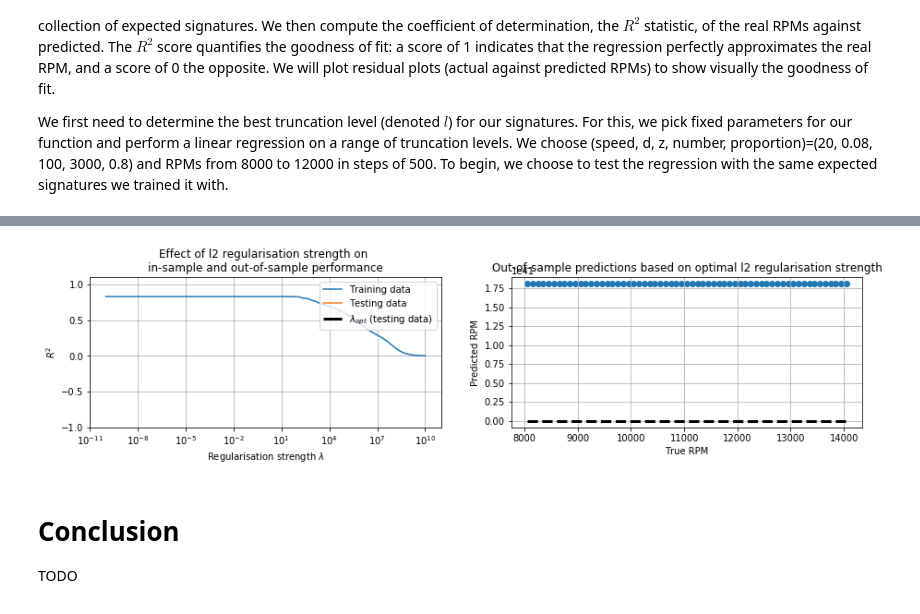
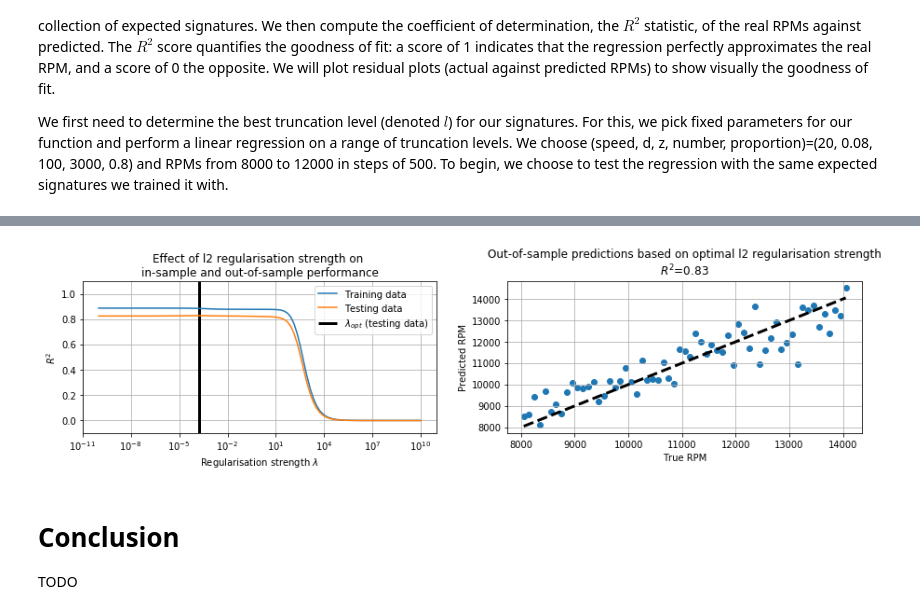
Before and after one commit to datasig-ac-uk/esig, a Jupyter notebook: examples/drone_identification/drone_identification.ipynb, the cells around one changed output, grey strips where cells are left out. Cells and saved outputs as stored; diff of their text form; code cells hidden in the pictures.

```diff
--- a/examples/drone_identification/drone_identification.ipynb
+++ b/examples/drone_identification/drone_identification.ipynb
@@ -371,30 +172,30 @@ We achieve this by performing a logistic regression on a set of expected signatu
 # %% [markdown]
 We must then create a data set of signatures from this static object, and a data set of expected signatures from our 'drone'. We consider many different configurations of our 'drone', characterised by a collection of hyperparameters. For this, we must define the ranges of hyperparameters we wish to use. The ranges chosen are arbritrary, and the regression may be performed for other ranges of your choice.
 # %%
-signature_calculator = ExpectedSignatureCalculator(truncation_level=3)
+# TODO might need to enable lead-lag transform
+signature_calculator = ExpectedSignatureCalculator(n_incident_signals=300, truncation_level=3, use_lead_lag_transformation=True)
 rpms=[8000,]
 speeds=np.arange(0, 41, 2)
 diameters=[0.08,]
 distances=np.arange(50, 1001, 200)
 proportions=[0.8,]
-n_incident_signals = 300 # TODO Increse to 3000
 
 def get_drone_signatures_across_parameters(signature_calculator, rpms, speeds, diameters, distances, proportions,
-                                           n_incident_signals, description='Drone signatures'):
+                                           description='Drone signatures'):
     parameter_space = list(itertools.product(rpms, speeds, diameters, distances, proportions))
-    return np.array([signature_calculator.compute_for_system(rpm, speed, d, z, n_incident_signals, proportion)
+    return np.array([signature_calculator.compute_for_drone(rpm, speed, d, z, proportion)
                      for rpm, speed, d, z, proportion in tqdm.notebook.tqdm(parameter_space, desc=description)])
 
 def get_nondrone_signatures_across_parameters(signature_calculator, speeds, distances, description='Non-drone signatures'):
     parameter_space = list(itertools.product(speeds, distances))
-    return np.array([signature_calculator.compute_for_nonrotating_object(speed, z)
+    return np.array([signature_calculator.compute_for_nondrone(speed, z)
                      for speed, z in tqdm.notebook.tqdm(parameter_space, desc=description)])
 
 drone_signatures = get_drone_signatures_across_parameters(signature_calculator, rpms, speeds, diameters, distances,
-                                                          proportions, n_incident_signals)
+                                                          proportions)
 nondrone_signatures = get_nondrone_signatures_across_parameters(signature_calculator, speeds, distances)
 
 # TODO we disregard the 0th / 1st coefficient in our subsequent analysis
 X = np.vstack((drone_signatures[:, 1:], nondrone_signatures[:, 1:]))
 Y = np.append(np.ones(len(drone_signatures)), np.zeros(len(nondrone_signatures)))
-feature_names = esig.tosig.sigkeys(2, signature_calculator.truncation_level).split(' ')[2:]
+feature_names = esig.tosig.sigkeys(3, signature_calculator.truncation_level).split(' ')[2:]
@@ -514,26 +317,28 @@ We first need to determine the best truncation level (denoted $l$) for our signa
 # %%
 # TODO Note on lead-lag transformation
 # TODO -- initially use truncation level 3?
-signature_calculator = ExpectedSignatureCalculator(truncation_level=3, use_lead_lag_transformation=True)
+# TODO increase to 3000
+# TODO Increase truncation level to 3
+signature_calculator = ExpectedSignatureCalculator(n_incident_signals=3000, truncation_level=3,
+                                                   use_lead_lag_transformation=True)
 rpms_train=np.arange(8000, 14001, 100)
 rpms_test=np.arange(8050, 14051, 100)
 speeds=[20,]
 diameters=[0.08,]
 distances=[400,]
 proportions=[0.8,]
-n_incident_signals = 300 # TODO increase to 3000
 
 drone_signatures_train = get_drone_signatures_across_parameters(signature_calculator, rpms_train, speeds, diameters,
-                                                                distances, proportions, n_incident_signals,
+                                                                distances, proportions,
                                                                 description='Signatures at training RPMS')
 drone_signatures_test = get_drone_signatures_across_parameters(signature_calculator, rpms_test, speeds, diameters,
-                                                               distances, proportions, n_incident_signals,
+                                                               distances, proportions,
                                                                description='Signatures at testing RPMS')
 
 X = drone_signatures_train[:, 1:]
 # TODO note about scaling
-X -= X.min()
-X /= X.max()
+X = X - np.min(X, axis=0) + np.spacing(0)
+X = X / np.max(X, axis=0)
 Y = rpms_train
 feature_names = esig.tosig.sigkeys(3, signature_calculator.truncation_level).split(' ')[2:]
 # %%
@@ -609,7 +413,7 @@ plot_correlations(X, Y, feature_names)
 # %%
-regularisation_strengths = np.logspace(-10, 10, 100)
+regularisation_strengths = np.logspace(-10, 10, 100) # TODO Correct range
 penalty = 'l2'
-model = sklearn.linear_model.Ridge(fit_intercept=True, solver='lsqr', random_state=0)
+model = sklearn.linear_model.Ridge(fit_intercept=True, random_state=0)
 pipeline = sklearn.pipeline.make_pipeline(sklearn.preprocessing.StandardScaler(), model)
 
 train_results = []
@@ -635,28 +439,29 @@ final_results['predictions'] = pipeline.predict(drone_signatures_test)
 # %%
 plt.figure(figsize=(15, 3))
 plt.subplot(1, 2, 1)
 plt.title('Effect of {} regularisation strength on \nin-sample and out-of-sample performance'.format(penalty))
 plt.semilogx(regularisation_strengths, train_results, label='Training data')
 plt.semilogx(regularisation_strengths, test_results, label='Testing data')
-plt.vlines(regularisation_strength_optim, plt.ylim()[0], np.min(test_results), color='k',
+plt.ylim([-0.1, 1.1])
+plt.vlines(regularisation_strength_optim, plt.ylim()[0], plt.ylim()[1], color='k',
              linewidth=3, label='$\lambda_{opt}$ (testing data)')
 plt.legend(loc='upper right')
-plt.ylim([-1.0, 1.1])
 plt.xlabel('Regularisation strength $\lambda$')
 plt.ylabel('$R^2$')
 plt.grid(True)
 
 plt.subplot(1, 2, 2)
-plt.title('Out-of-sample predictions based on optimal {} regularisation strength'.format(penalty))
+plt.title('Out-of-sample predictions based on optimal {} regularisation strength\n'
+          '$R^2$={:.2}'.format(penalty, final_results['r2']))
 plt.scatter(rpms_test, final_results['predictions'])
 plt.plot([min(rpms_test), max(rpms_test)], [min(rpms_test), max(rpms_test)],
            color='k', linestyle='--', linewidth=3)
 plt.xlabel('True RPM')
 plt.ylabel('Predicted RPM')
 plt.grid(True)
 plt.show()
 # %% [output]
-[figure, old version]
+[figure, new version]
 # %% [markdown]
 # Conclusion
 TODO
```
Also changed, not shown: parts of 14 cells of this notebook.
